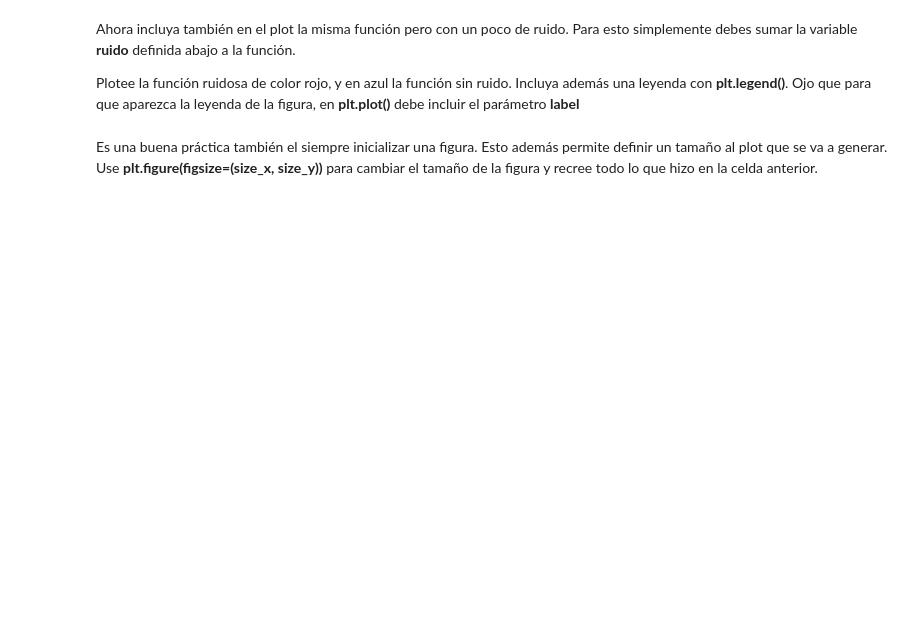
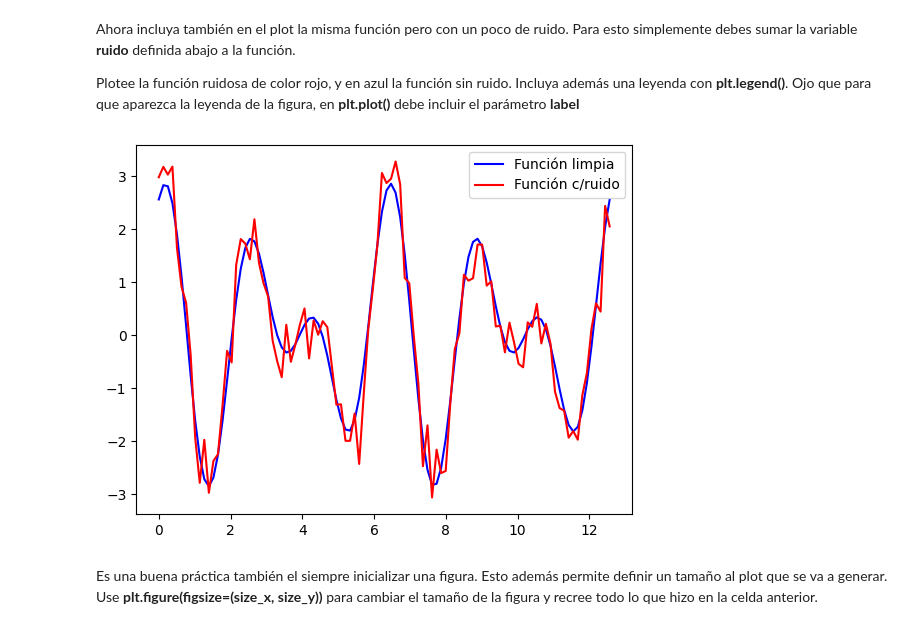
Before and after one commit to CrushinAngel/Tarea-1, a Jupyter notebook: Tarea_1.ipynb, the cells around one changed output. Saved outputs shown, nothing was run; the diff lists cells and outputs as text; code cells hidden in the pictures; blank space fills up the shorter version.

```diff
--- a/Tarea_1.ipynb
+++ b/Tarea_1.ipynb
@@ -261,10 +380,24 @@ Plotee la función ruidosa de color rojo, y en azul la función sin ruido. Inclu
 # %%
 np.random.seed(19680801) # por ahora ignorar esto
 ruido = 0.4*np.random.randn(len(x_values))
 
+def f_ruido(x, ruido):
+  y = np.zeros(100)
+  for i in range(np.size(x)):
+    y[i] = 1.5*(np.sin(3*x[i] + (np.pi/4)) + np.cos(2*x[i])) + ruido[i]
+
+  return y
+
+y_ruido = f_ruido(x_values, ruido)
 # Línea para plotear función sin ruido
-
+plt.plot(x_values, y_values, color = 'blue', label= 'Función limpia')
 
 # Línea para plotear función con ruido
+plt.plot(x_values, y_ruido, color = 'red', label= 'Función c/ruido')
+
+plt.legend()
+plt.show()
+# %% [output]
+[figure, added]
 # %% [markdown]
 Es una buena práctica también el siempre inicializar una figura. Esto además permite definir un tamaño al plot que se va a generar. Use **plt.figure(figsize=(size_x, size_y))** para cambiar el tamaño de la figura y recree todo lo que hizo en la celda anterior.
```
Also changed, not shown: parts of 24 cells of this notebook.
